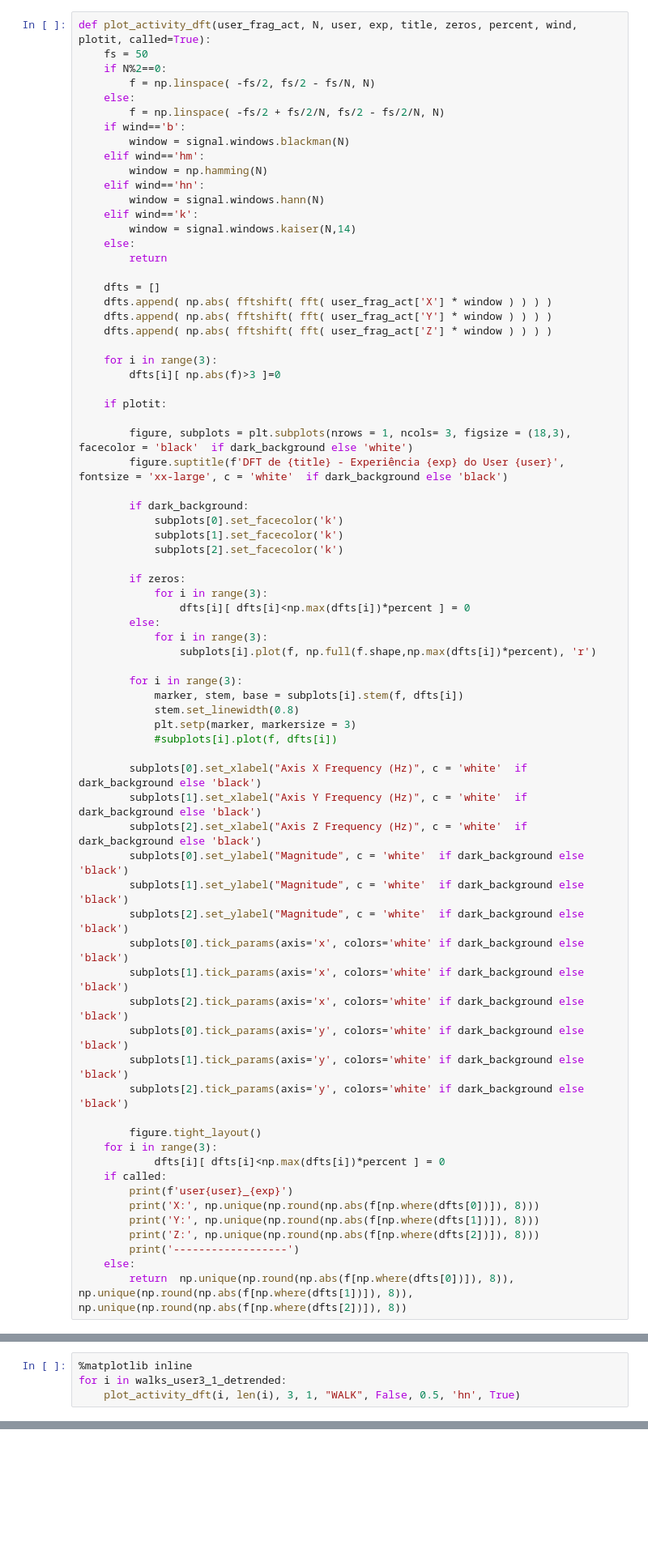
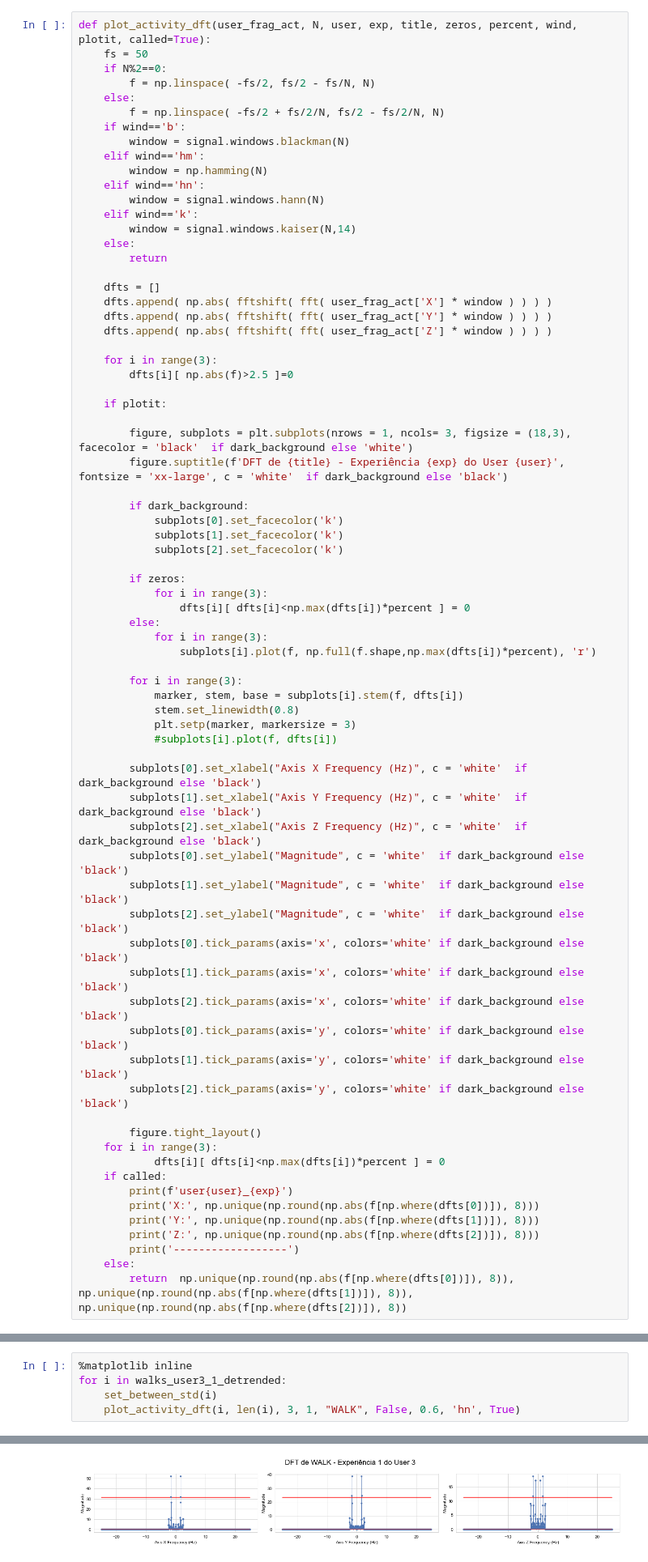
Before and after one commit to joelpoliveira/ProjetoATD, a Jupyter notebook: Main/Joel_main.ipynb, the cells around one changed output, grey strips where cells are left out. Shown at 81% size. Saved outputs shown, nothing was run; the diff lists cells and outputs as text; blank space fills up the shorter version.

```diff
--- a/Main/Joel_main.ipynb
+++ b/Main/Joel_main.ipynb
@@ -1068,7 +1068,7 @@ def plot_activity_dft(user_frag_act, N, user, exp, title, zeros, percent, wind,
     dfts.append( np.abs( fftshift( fft( user_frag_act['Z'] * window ) ) ) )
 
     for i in range(3):
-        dfts[i][ np.abs(f)>3 ]=0
+        dfts[i][ np.abs(f)>2.5 ]=0
 
     if plotit:
 
@@ -1150,4 +1150,6 @@ def get_frequencies_from_activities(activity_array, percent, window, user=0, exp
 # %%
 %matplotlib inline
 for i in walks_user3_1_detrended:
-    plot_activity_dft(i, len(i), 3, 1, "WALK", False, 0.5, 'hn', True)
+    set_between_std(i)
+    plot_activity_dft(i, len(i), 3, 1, "WALK", False, 0.6, 'hn', True)
+# %% [output]
@@ -1153,0 +1166 @@ for i in walks_user3_1_detrended:
+[figure, added]
```
Also changed, not shown: parts of 6 cells of this notebook, 1 other file.
